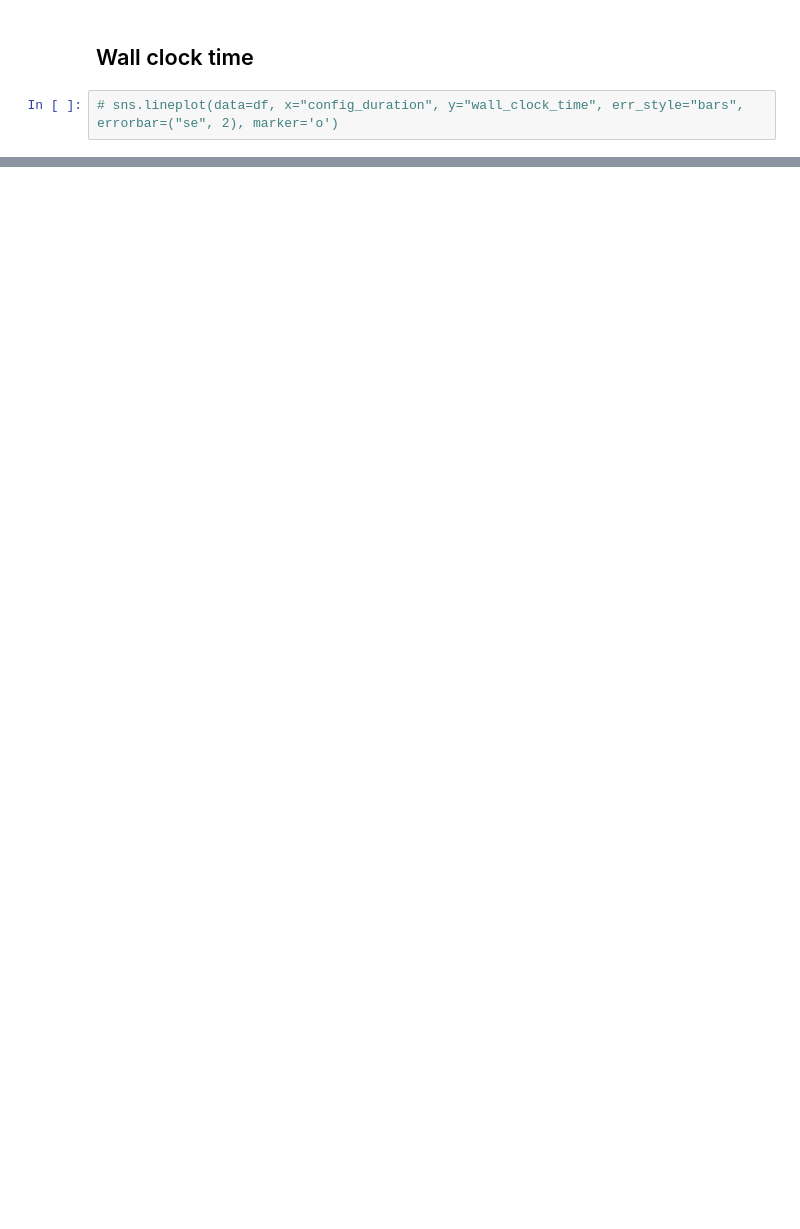
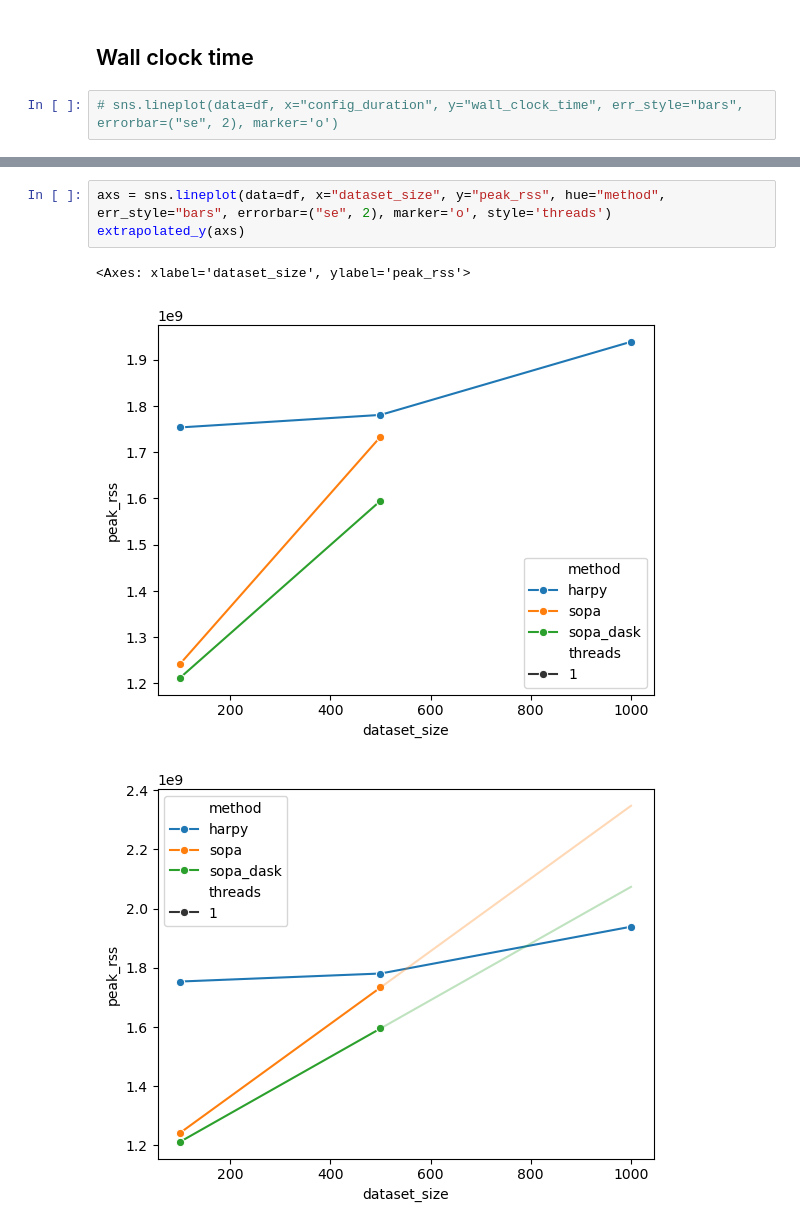
Before and after one commit to saeyslab/harpy_figures, a Jupyter notebook: figures.ipynb, the cells around one changed output, grey strips where cells are left out. Cells and saved outputs as stored; diff of their text form; blank space fills up the shorter version.

```diff
--- a/figures.ipynb
+++ b/figures.ipynb
@@ -27,0 +50,7 @@ sns.barplot(data=df, x="config_dataset", y="peak_rss")
+# %%
+axs = sns.lineplot(data=df, x="dataset_size", y="peak_rss", hue="method", err_style="bars", errorbar=("se", 2), marker='o', style='threads')
+extrapolated_y(axs)
+# %% [output]
+<Axes: xlabel='dataset_size', ylabel='peak_rss'>
+[figure, added]
+[figure, added]
```
Also changed, not shown: parts of 6 cells of this notebook, 8 other files.
